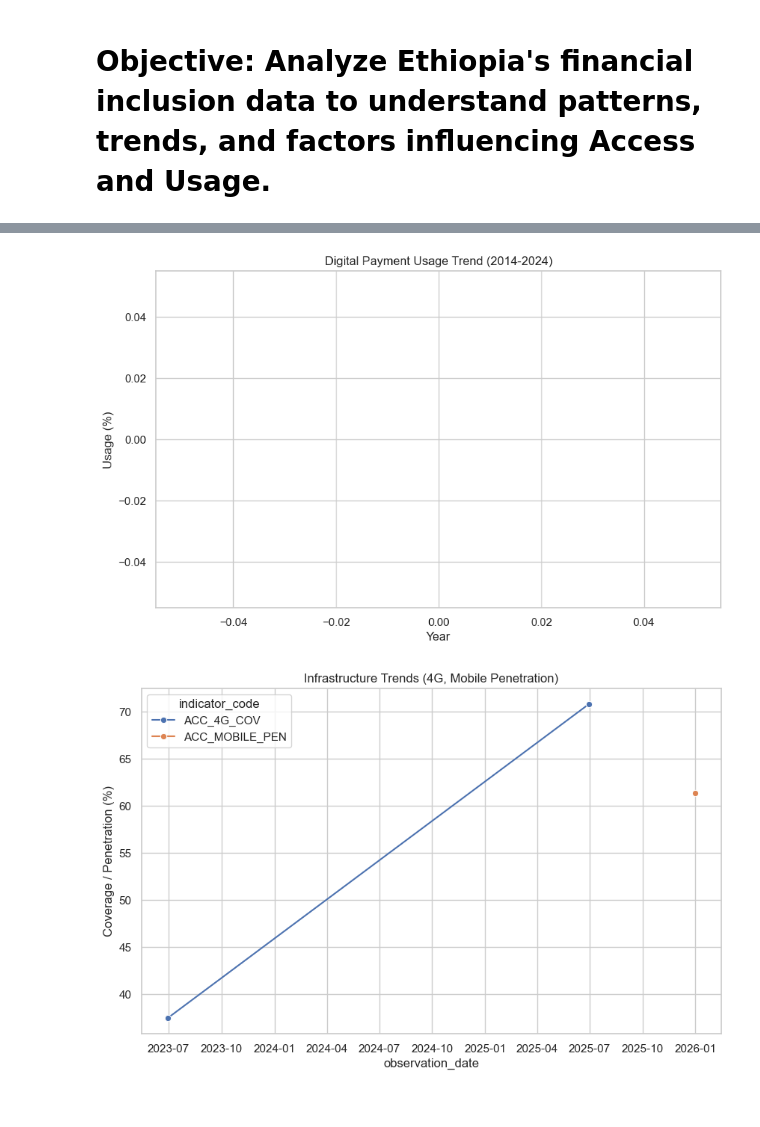
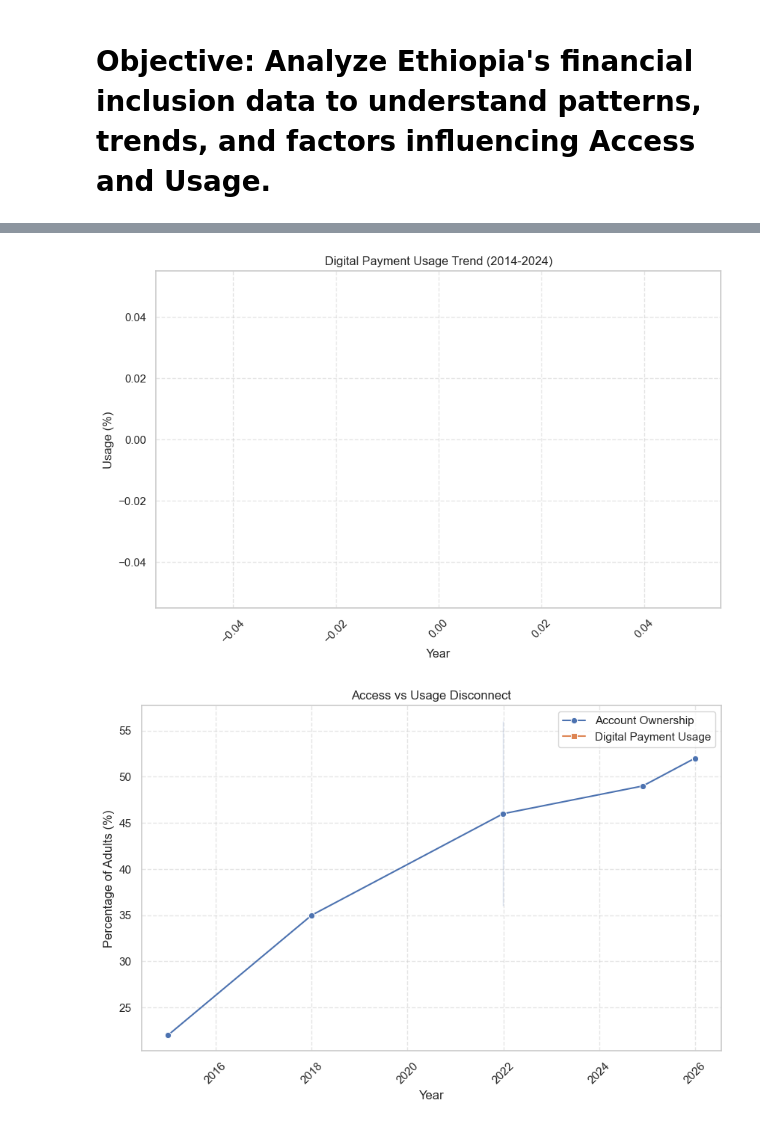
Before and after one commit to kaltiru14/ethiopia-fi-forecast, a Jupyter notebook: notebooks/eda.ipynb, the cells around one changed output, grey strips where cells are left out. Cells and saved outputs as stored; diff of their text form; code cells hidden in the pictures.

```diff
--- a/notebooks/eda.ipynb
+++ b/notebooks/eda.ipynb
@@ -6,39 +6,47 @@
 # Objective: Analyze Ethiopia's financial inclusion data to understand patterns, trends, and factors influencing Access and Usage.
 # %%
 # Cell 2 — Imports and Settings
+import os
 import pandas as pd
 import numpy as np
 import matplotlib.pyplot as plt
 import seaborn as sns
-from matplotlib.dates import DateFormatter
 
 pd.set_option("display.max_columns", None)
 sns.set(style="whitegrid")
+
+# Folder to save figures
+figures_path = "../reports/figures/"
+os.makedirs(figures_path, exist_ok=True)
 # %%
-# Cell 3 — Load Enriched Data
-import os
-import pandas as pd
-
-# Path to enriched Excel file
+# Cell 3 — Load Enriched Data with Error Handling
 enriched_file = "../data/processed/ethiopia_fi_unified_data_enriched.xlsx"
 
-# Check if file exists
 if not os.path.exists(enriched_file):
-    raise FileNotFoundError(f"Enriched data file not found: {enriched_file}")
+    raise FileNotFoundError(f"Enriched data file not found at {enriched_file}")
 
 try:
-    # Load sheets explicitly
     df_data = pd.read_excel(enriched_file, sheet_name="ethiopia_fi_unified_data")
     df_impact = pd.read_excel(enriched_file, sheet_name="Impact_sheet")
 except Exception as e:
-    print(f"Error loading sheets from Excel file: {e}")
-    raise
+    raise RuntimeError(f"Error loading Excel sheets: {e}")
 
-# Split df_data by record_type
-obs = df_data[df_data["record_type"] == "observation"].copy()
-events = df_data[df_data["record_type"] == "event"].copy()
+# Validate expected columns
+expected_columns = ["record_id","record_type","pillar","indicator","indicator_code",
+                    "value_numeric","observation_date","gender","source_name"]
+missing_cols = [col for col in expected_columns if col not in df_data.columns]
+if missing_cols:
+    raise ValueError(f"Missing expected columns in df_data: {missing_cols}")
 
-# Quick preview
+# Split datasets
+obs = df_data[df_data["record_type"]=="observation"].copy()
+events = df_data[df_data["record_type"]=="event"].copy()
+if obs.empty:
+    print("Warning: No observation records found.")
+if events.empty:
+    print("Warning: No event records found.")
+
+# Preview
 print("Observations:")
 display(obs.head())
 print("Events:")
@@ -154,25 +153,30 @@ acc_obs[["observation_date", "value_numeric", "growth_pp"]]
 # %%
 # Cell 8 — Usage Analysis (Digital Payments)
-usg_obs = obs[obs["pillar"] == "USAGE"]
-usg_mm = usg_obs[usg_obs["indicator_code"] == "USG_DIGITAL_PAYMENT"]
-
+usg_mm = obs[(obs["pillar"]=="USAGE") & (obs["indicator_code"]=="USG_DIGITAL_PAYMENT")]
 plt.figure(figsize=(10,6))
 sns.lineplot(data=usg_mm, x="observation_date", y="value_numeric", marker="o")
 plt.title("Digital Payment Usage Trend (2014-2024)")
 plt.ylabel("Usage (%)")
 plt.xlabel("Year")
+plt.xticks(rotation=45)
+plt.grid(True, linestyle="--", alpha=0.5)
+plt.savefig(os.path.join(figures_path, "digital_payment_usage.png"), dpi=300)
 plt.show()
 # %% [output]
-[figure, old version]
+[figure, new version]
 # %%
-# Cell 9 — Infrastructure & Enablers
-infra_obs = obs[obs["indicator_code"].str.contains("4G|MOBILE_PEN")]
-
+# Cell 9 — Access vs Usage Disconnect
 plt.figure(figsize=(10,6))
-sns.lineplot(data=infra_obs, x="observation_date", y="value_numeric", hue="indicator_code", marker="o")
-plt.title("Infrastructure Trends (4G, Mobile Penetration)")
-plt.ylabel("Coverage / Penetration (%)")
+sns.lineplot(data=acc_obs, x="observation_date", y="value_numeric", marker="o", label="Account Ownership")
+sns.lineplot(data=usg_mm, x="observation_date", y="value_numeric", marker="s", label="Digital Payment Usage")
+plt.title("Access vs Usage Disconnect")
+plt.ylabel("Percentage of Adults (%)")
+plt.xlabel("Year")
+plt.xticks(rotation=45)
+plt.grid(True, linestyle="--", alpha=0.5)
+plt.legend()
+plt.savefig(os.path.join(figures_path, "access_vs_usage.png"), dpi=300)
 plt.show()
 # %% [output]
-[figure, old version]
+[figure, new version]
 # %%
```
Also changed, not shown: parts of 10 cells of this notebook, 10 other files.
